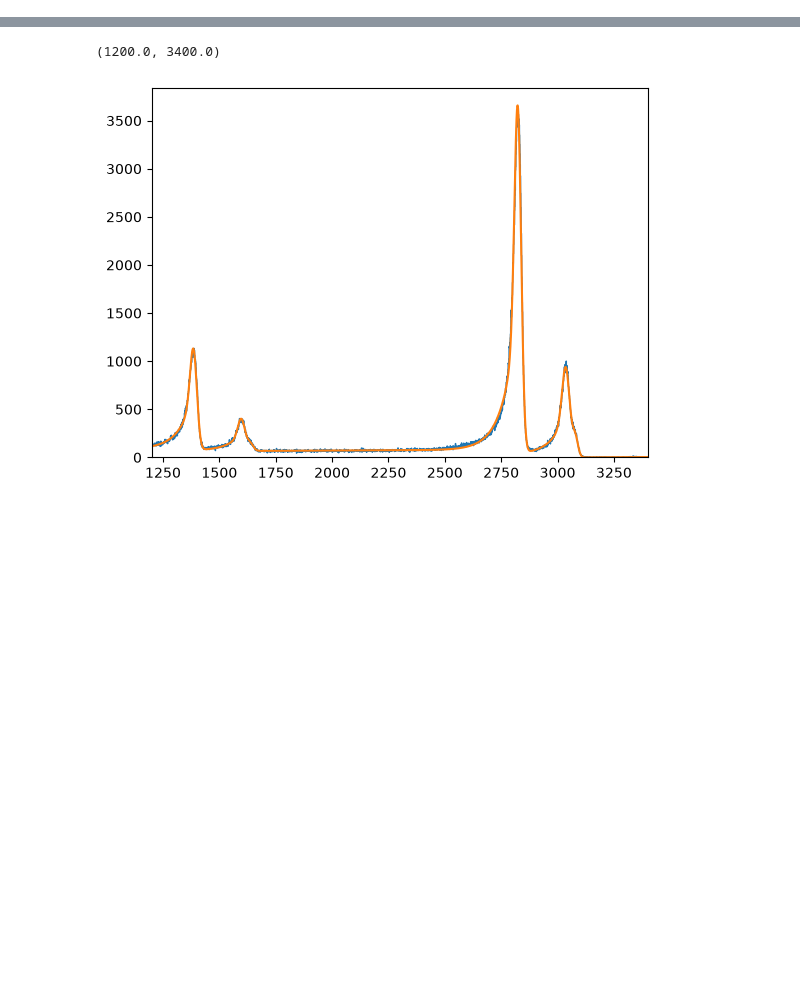
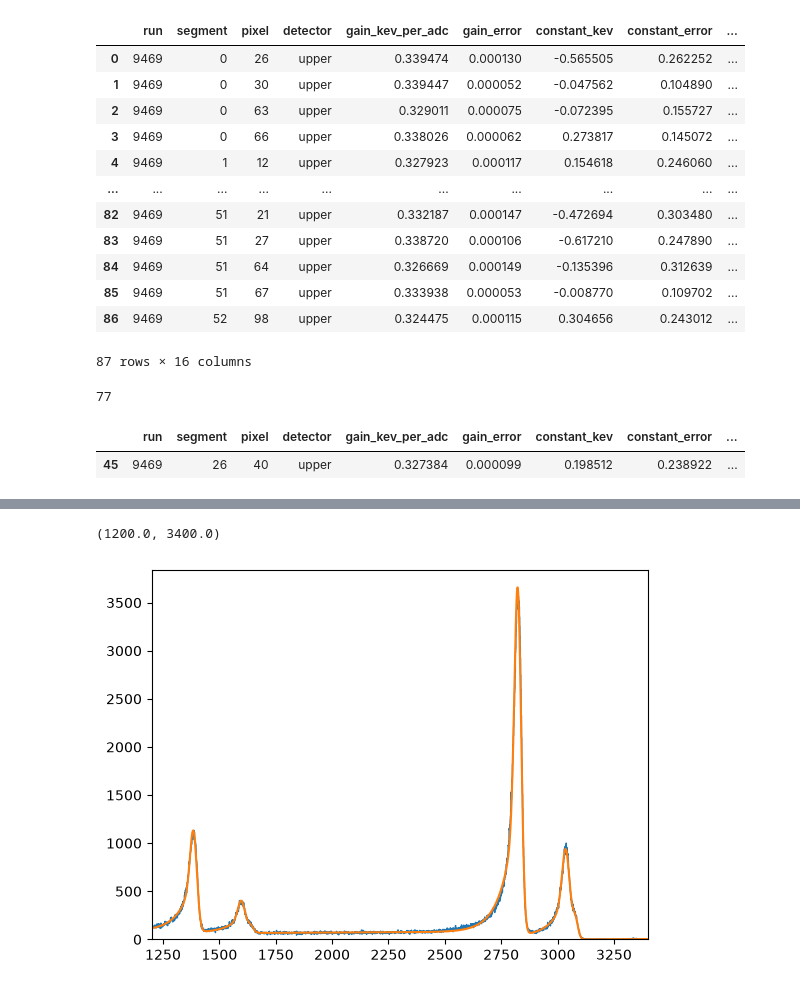
Before and after one commit to arlee-shelby/CalibrationNet, a Jupyter notebook: Untitled.ipynb, the cells around one changed output, grey strips where cells are left out. Saved outputs shown, nothing was run; the diff lists cells and outputs as text; code cells hidden in the pictures; blank space fills up the shorter version.

```diff
--- a/Untitled.ipynb
+++ b/Untitled.ipynb
@@ -11,3 +11,29 @@ from calibrationnet.models import RunPixel, TrapFilterOutput
 import calibrationnet.fit_functions as ff
 from calibrationnet.fit_recipes import RECIPES, SCOUT_ANCHORS, fit_is_good
 from calibrationnet.fitting import run_recipe, fit_seeded, gain_scout, pixel_relation
+# %%
+df = calibration_summary([9469], "nabpy-standard", "upper")
+df
+# %% [output]
+|  | run | segment | pixel | detector | gain_kev_per_adc | gain_error | constant_kev | constant_error | ... |
+| 0 | 9469 | 0 | 26 | upper | 0.339474 | 0.000130 | -0.565505 | 0.262252 | ... |
+| 1 | 9469 | 0 | 30 | upper | 0.339447 | 0.000052 | -0.047562 | 0.104890 | ... |
+| 2 | 9469 | 0 | 63 | upper | 0.329011 | 0.000075 | -0.072395 | 0.155727 | ... |
+| 3 | 9469 | 0 | 66 | upper | 0.338026 | 0.000062 | 0.273817 | 0.145072 | ... |
+| 4 | 9469 | 1 | 12 | upper | 0.327923 | 0.000117 | 0.154618 | 0.246060 | ... |
+| ... | ... | ... | ... | ... | ... | ... | ... | ... | ... |
+| 82 | 9469 | 51 | 21 | upper | 0.332187 | 0.000147 | -0.472694 | 0.303480 | ... |
+| 83 | 9469 | 51 | 27 | upper | 0.338720 | 0.000106 | -0.617210 | 0.247890 | ... |
+| 84 | 9469 | 51 | 64 | upper | 0.326669 | 0.000149 | -0.135396 | 0.312639 | ... |
+| 85 | 9469 | 51 | 67 | upper | 0.333938 | 0.000053 | -0.008770 | 0.109702 | ... |
+| 86 | 9469 | 52 | 98 | upper | 0.324475 | 0.000115 | 0.304656 | 0.243012 | ... |
+87 rows × 16 columns
+# %%
+df['pixel'].loc[40]
+# %% [output]
+77
+# %%
+df.loc[df['pixel'] == 40]
+# %% [output]
+|  | run | segment | pixel | detector | gain_kev_per_adc | gain_error | constant_kev | constant_error | ... |
+| 45 | 9469 | 26 | 40 | upper | 0.327384 | 0.000099 | 0.198512 | 0.238922 | ... |
```
Also changed, not shown: parts of 1 cell of this notebook, 5 other files.
